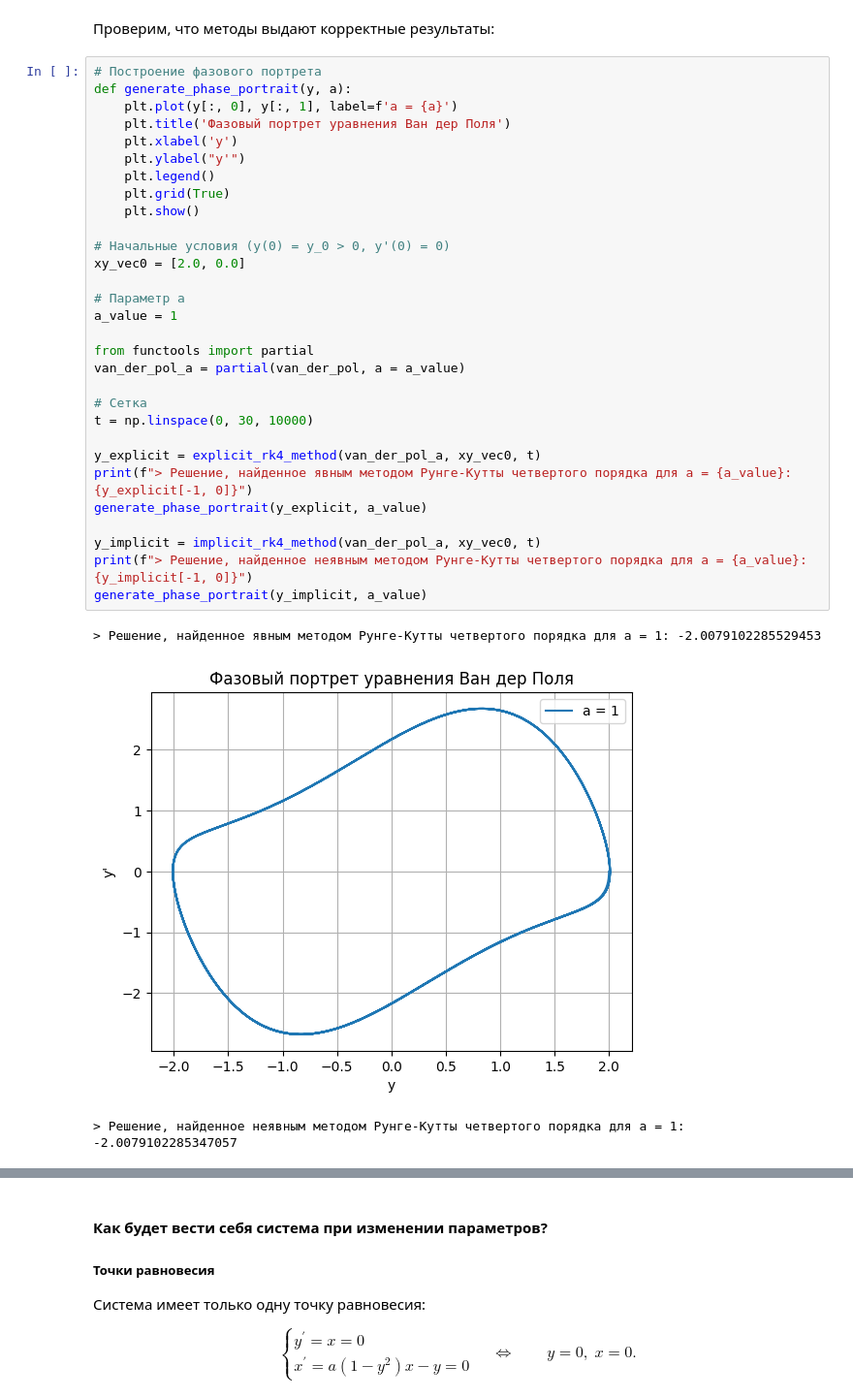
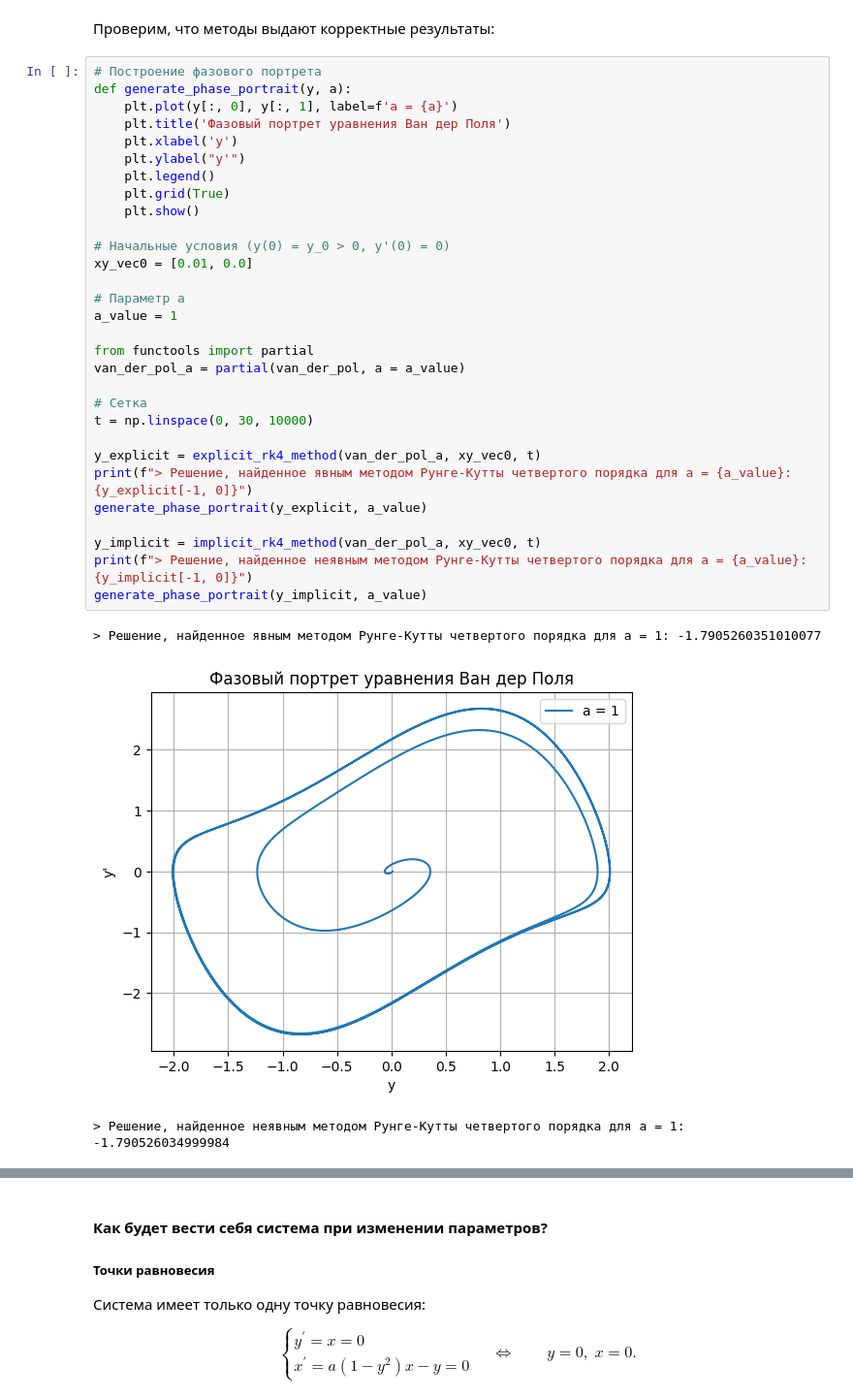
Before and after one commit to d-r-tikhonov/Computational_Mathematics, a Jupyter notebook: Уравнение Ван дер Поля.ipynb, the cells around one changed output, grey strips where cells are left out. Shown at 97% size. Saved outputs shown, nothing was run; the diff lists cells and outputs as text.

```diff
--- a/Уравнение Ван дер Поля.ipynb
+++ b/Уравнение Ван дер Поля.ipynb
@@ -107,34 +107,34 @@ def implicit_rk4_method(f, xy_vec0, t):
 # %%
 # Построение фазового портрета
 def generate_phase_portrait(y, a):
     plt.plot(y[:, 0], y[:, 1], label=f'a = {a}')
     plt.title('Фазовый портрет уравнения Ван дер Поля')
     plt.xlabel('y')
     plt.ylabel("y'")
     plt.legend()
     plt.grid(True)
     plt.show()
 
 # Начальные условия (y(0) = y_0 > 0, y'(0) = 0)
-xy_vec0 = [2.0, 0.0]
+xy_vec0 = [0.01, 0.0]
 
 # Параметр a
 a_value = 1
 
 from functools import partial
 van_der_pol_a = partial(van_der_pol, a = a_value)
 
 # Сетка
 t = np.linspace(0, 30, 10000)
 
 y_explicit = explicit_rk4_method(van_der_pol_a, xy_vec0, t)
 print(f"> Решение, найденное явным методом Рунге-Кутты четвертого порядка для a = {a_value}: {y_explicit[-1, 0]}")
 generate_phase_portrait(y_explicit, a_value)
 
 y_implicit = implicit_rk4_method(van_der_pol_a, xy_vec0, t)
 print(f"> Решение, найденное неявным методом Рунге-Кутты четвертого порядка для a = {a_value}: {y_implicit[-1, 0]}")
 generate_phase_portrait(y_implicit, a_value)
 # %% [output]
-> Решение, найденное явным методом Рунге-Кутты четвертого порядка для a = 1: -2.0079102285529453
+> Решение, найденное явным методом Рунге-Кутты четвертого порядка для a = 1: -1.7905260351010077
-[figure, old version]
+[figure, new version]
-> Решение, найденное неявным методом Рунге-Кутты четвертого порядка для a = 1: -2.0079102285347057
+> Решение, найденное неявным методом Рунге-Кутты четвертого порядка для a = 1: -1.790526034999984
```
Also changed, not shown: parts of 5 cells of this notebook.
